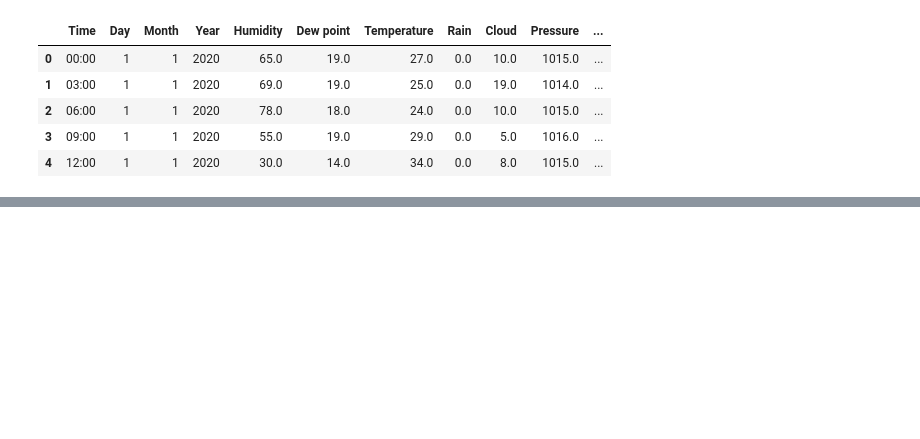
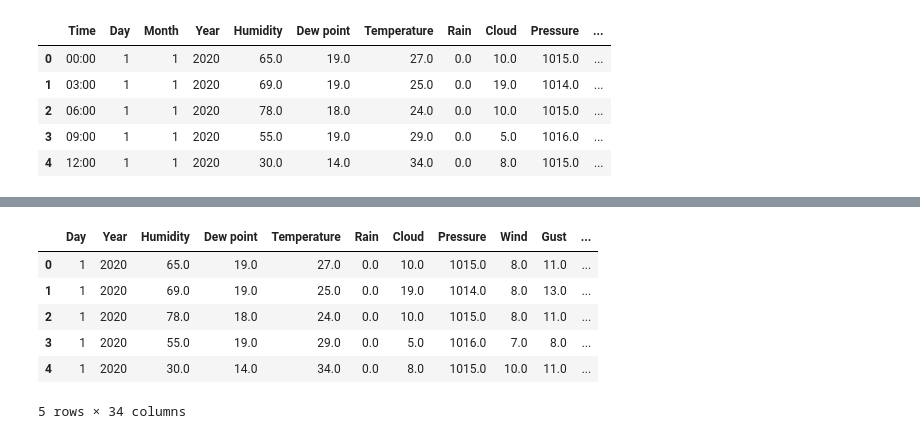
Before and after one commit to thang-dao/weather_analysis, a Jupyter notebook: main.ipynb, the cells around one changed output, grey strips where cells are left out. Cells and saved outputs as stored; diff of their text form; code cells hidden in the pictures; blank space fills up the shorter version.

```diff
--- a/main.ipynb
+++ b/main.ipynb
@@ -72,9 +62,9 @@ See the caveats in the documentation: https://pandas.pydata.org/pandas-docs/stab
 # %%
-for i, value in enumerate(features.Weather):
-    if value in RAIN_LABEL:
-        features.Weather[i] = 'rainy'
+for i, value in enumerate(data.Weather):
+    if value in RAINY_LABEL:
+        data.Weather[i] = 'rainy'
     else:
-        features.Weather[i] = 'sunny'
+        data.Weather[i] = 'sunny'
 # %% [output]
 A value is trying to be set on a copy of a slice from a DataFrame
 
@@ -119,4 +82,0 @@ features.head()
-# %%
-data = features
-data['Label'] = label
-data = pd.get_dummies(data, drop_first = True)
@@ -128,0 +102,13 @@ See the caveats in the documentation: https://pandas.pydata.org/pandas-docs/stab
+# %%
+data = convert_category2numeric(data, ['Time', 'Weather', 'Month'])
+data = pd.concat((data, pd.get_dummies(data['Label'], prefix='Label', drop_first=True)), axis=1)
+data = data.drop(['Label'], axis=1)
+data.head()
+# %% [output]
+|  | Day | Year | Humidity | Dew point | Temperature | Rain | Cloud | Pressure | Wind | Gust | ... |
+| 0 | 1 | 2020 | 65.0 | 19.0 | 27.0 | 0.0 | 10.0 | 1015.0 | 8.0 | 11.0 | ... |
+| 1 | 1 | 2020 | 69.0 | 19.0 | 25.0 | 0.0 | 19.0 | 1014.0 | 8.0 | 13.0 | ... |
+| 2 | 1 | 2020 | 78.0 | 18.0 | 24.0 | 0.0 | 10.0 | 1015.0 | 8.0 | 11.0 | ... |
+| 3 | 1 | 2020 | 55.0 | 19.0 | 29.0 | 0.0 | 5.0 | 1016.0 | 7.0 | 8.0 | ... |
+| 4 | 1 | 2020 | 30.0 | 14.0 | 34.0 | 0.0 | 8.0 | 1015.0 | 10.0 | 11.0 | ... |
+5 rows × 34 columns
```
Also changed, not shown: parts of 24 cells of this notebook, 1 other file.
